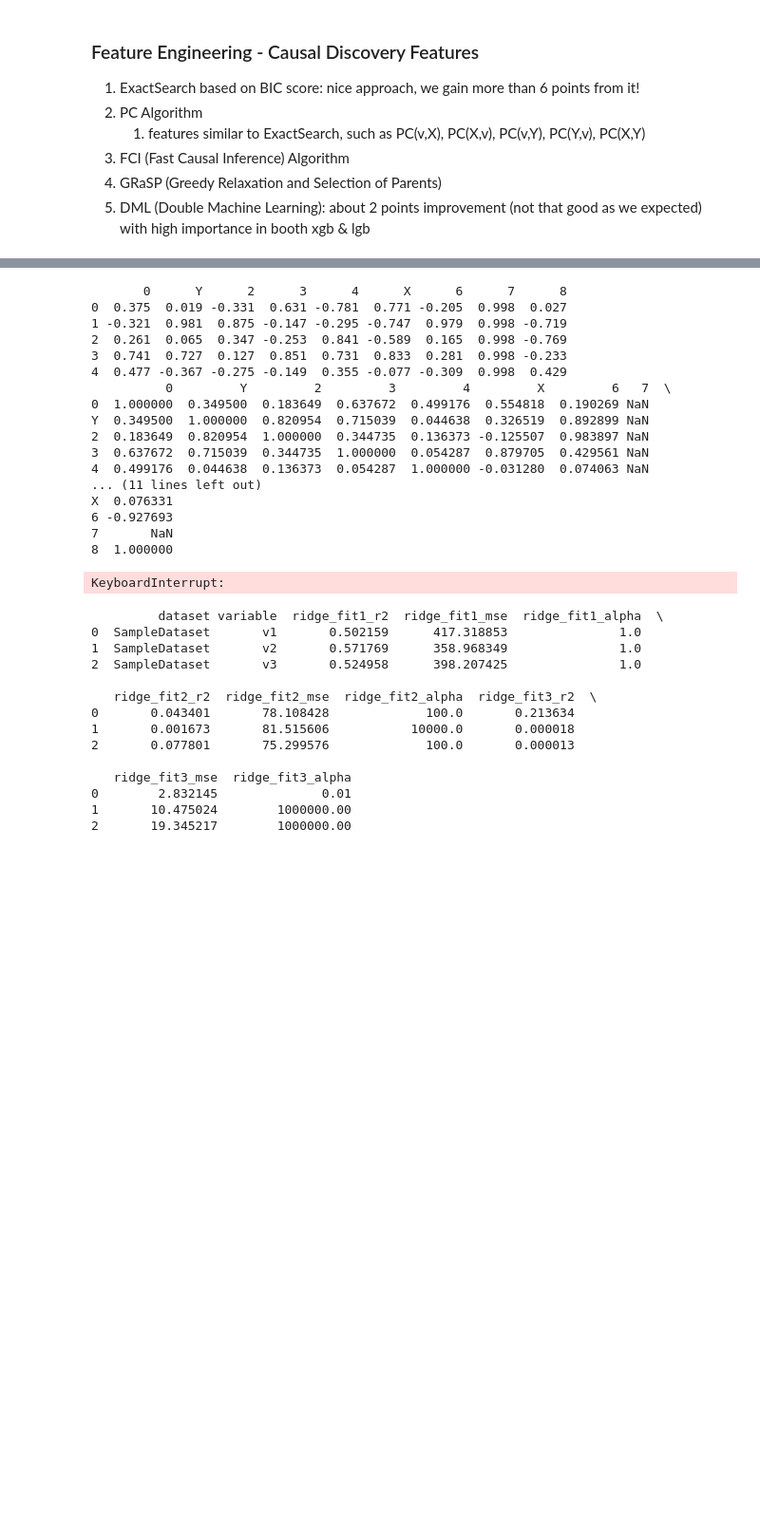
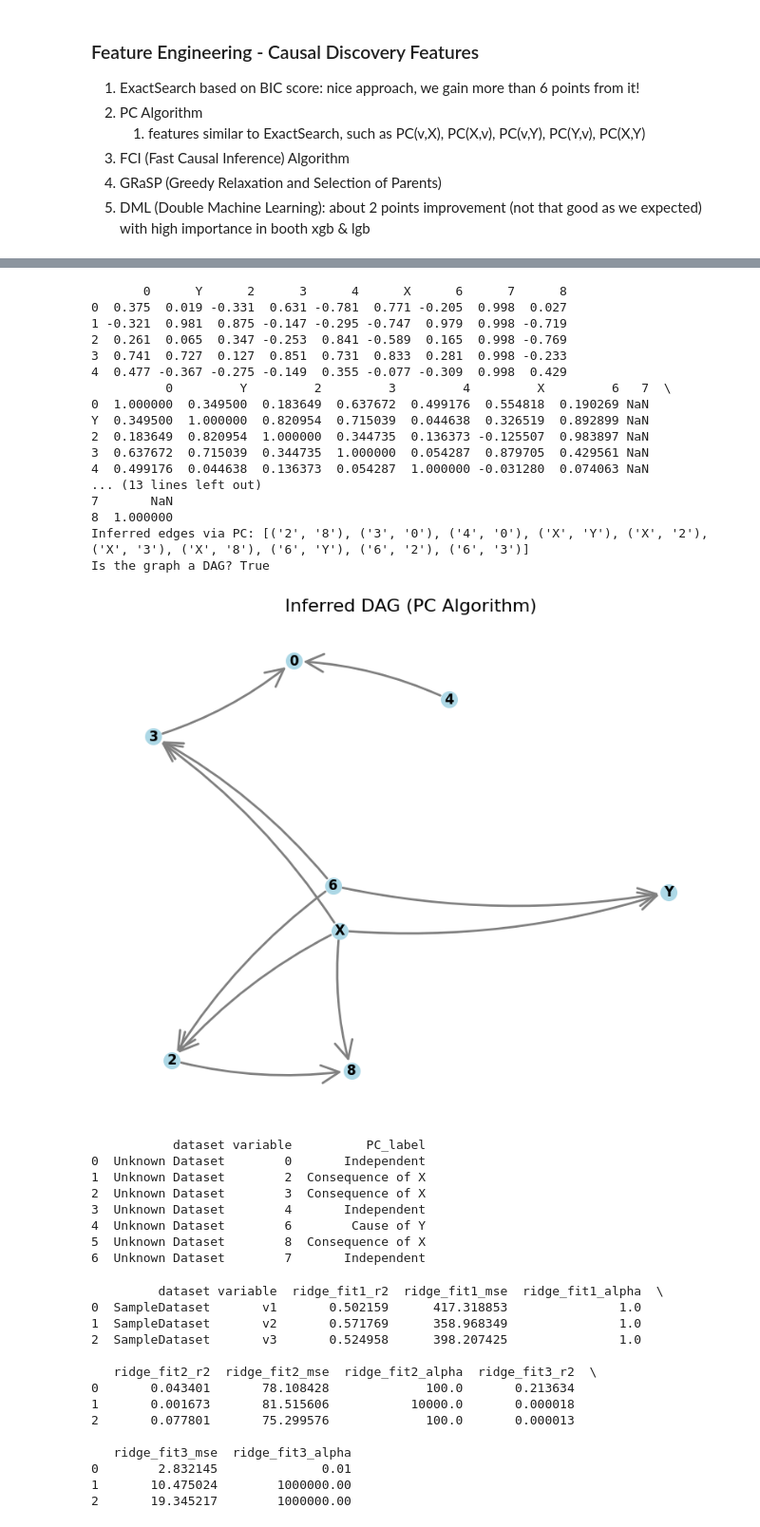
Before and after one commit to emoen/CausalityDiscoveryCrunchDAO, a Jupyter notebook: Leaderboard3.ipynb, the cells around one changed output, grey strips where cells are left out. Shown at 95% size. Cells and saved outputs as stored; diff of their text form; code cells hidden in the pictures; blank space fills up the shorter version.

```diff
--- a/Leaderboard3.ipynb
+++ b/Leaderboard3.ipynb
@@ -2403,41 +2456,49 @@ v3 = np.random.normal(loc=0, scale=1, size=n_samples)
 Y = (1.2 * X) + (1.1 * v1) - (0.9 * v2) + np.random.normal(loc=0, scale=0.000001, size=n_samples)
 
 dataset = pd.DataFrame({
     'X': X,
     'Y': Y,
     'v1': v1,
     'v2': v2,
     'v3': v3
 })
 
 scaler = StandardScaler()
 df_standardized = pd.DataFrame(scaler.fit_transform(dataset), columns=dataset.columns)
 df_standardized.name = "SampleDataset"
 
-#print(names_datasets_train['16435'].head())
-#print(names_datasets_train['16435'].corr())
+print(names_datasets_train['16435'].head())
+print(names_datasets_train['16435'].corr())
 #output_df = pc_algorithm_features(df_standardized, DRAW_GRAPH=True, method='PC') #
-#output_df = pc_algorithm_features(names_datasets_train['16435'], DRAW_GRAPH=True) #df_standardized
-#print(output_df)
+output_df = pc_algorithm_features(names_datasets_train['16435'], DRAW_GRAPH=True) #df_standardized
+print(output_df)
 # %% [output]
        0      Y      2      3      4      X      6      7      8
 0  0.375  0.019 -0.331  0.631 -0.781  0.771 -0.205  0.998  0.027
 1 -0.321  0.981  0.875 -0.147 -0.295 -0.747  0.979  0.998 -0.719
 2  0.261  0.065  0.347 -0.253  0.841 -0.589  0.165  0.998 -0.769
 3  0.741  0.727  0.127  0.851  0.731  0.833  0.281  0.998 -0.233
 4  0.477 -0.367 -0.275 -0.149  0.355 -0.077 -0.309  0.998  0.429
           0         Y         2         3         4         X         6   7  \
 0  1.000000  0.349500  0.183649  0.637672  0.499176  0.554818  0.190269 NaN
 Y  0.349500  1.000000  0.820954  0.715039  0.044638  0.326519  0.892899 NaN
 2  0.183649  0.820954  1.000000  0.344735  0.136373 -0.125507  0.983897 NaN
 3  0.637672  0.715039  0.344735  1.000000  0.054287  0.879705  0.429561 NaN
 4  0.499176  0.044638  0.136373  0.054287  1.000000 -0.031280  0.074063 NaN
-... (11 lines left out)
-X  0.076331
-6 -0.927693
+... (13 lines left out)
 7       NaN
 8  1.000000
+Inferred edges via PC: [('2', '8'), ('3', '0'), ('4', '0'), ('X', 'Y'), ('X', '2'), ('X', '3'), ('X', '8'), ('6', 'Y'), ('6', '2'), ('6', '3')]
+Is the graph a DAG? True
+[figure, added]
-KeyboardInterrupt:
+           dataset variable          PC_label
+0  Unknown Dataset        0       Independent
+1  Unknown Dataset        2  Consequence of X
+2  Unknown Dataset        3  Consequence of X
+3  Unknown Dataset        4       Independent
+4  Unknown Dataset        6        Cause of Y
+5  Unknown Dataset        8  Consequence of X
+6  Unknown Dataset        7       Independent
 # %%
 def fci_algorithm_features(dataset, alpha=0.05, DRAW_GRAPH=False):
     """
```
Also changed, not shown: parts of 3 cells of this notebook.
